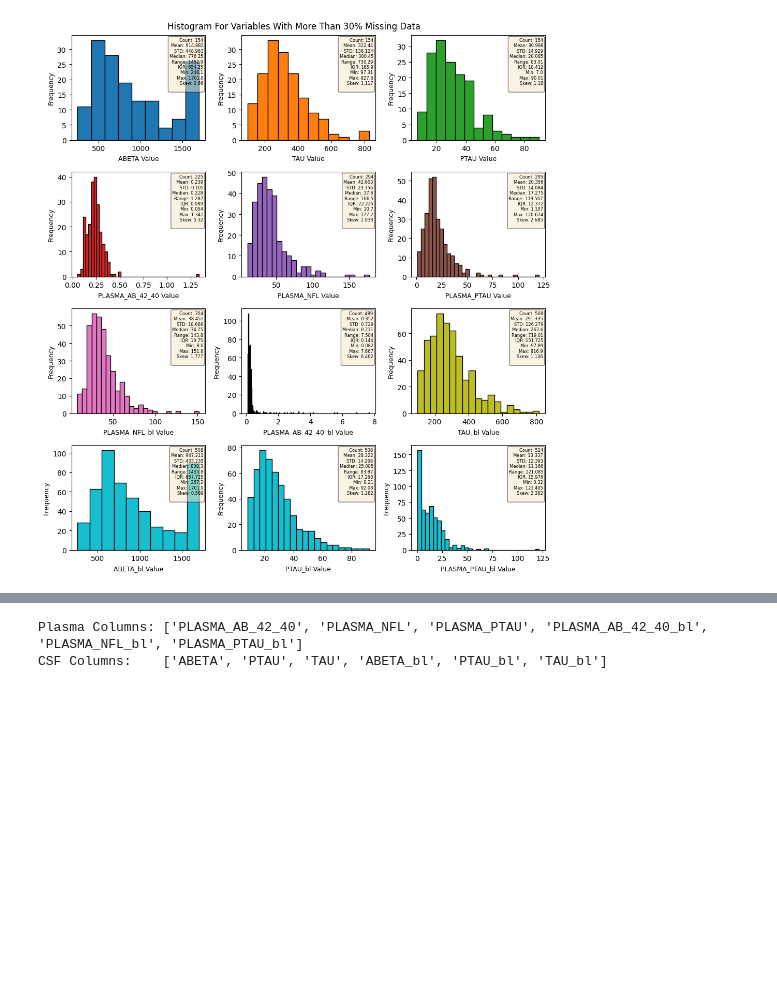
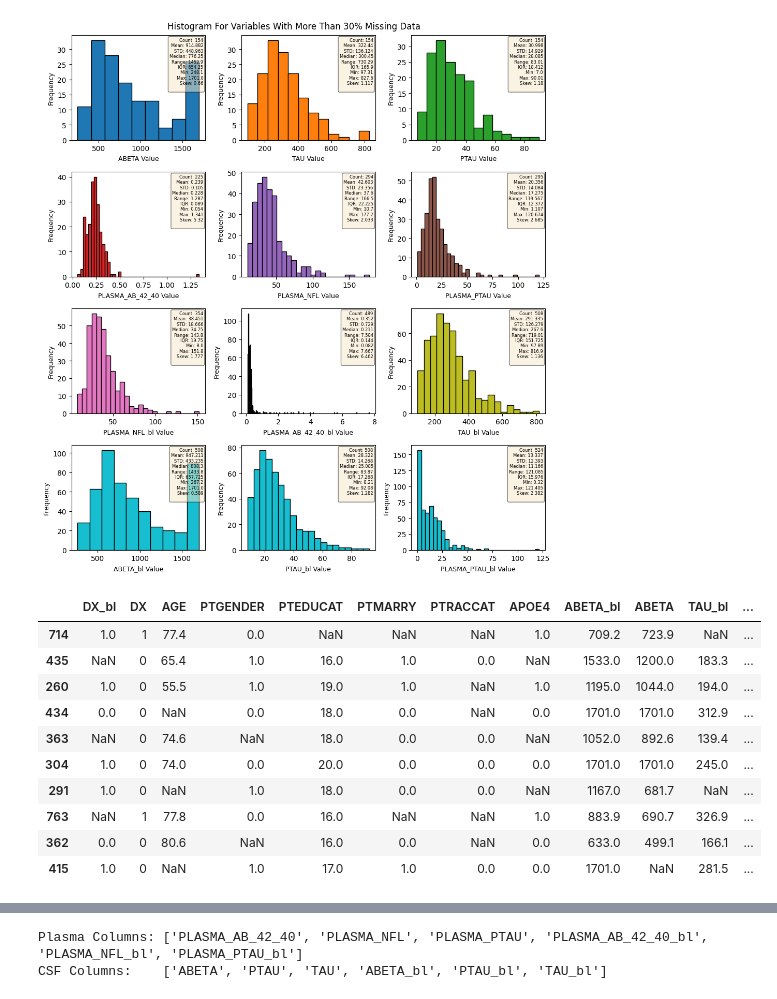
Before and after one commit to raoalihasan1/ML-MCI-AD-Conversion, a Jupyter notebook: data_preprocessing.ipynb, the cells around one changed output, grey strips where cells are left out. Saved outputs shown, nothing was run; the diff lists cells and outputs as text; code cells hidden in the pictures; blank space fills up the shorter version.

```diff
--- a/data_preprocessing.ipynb
+++ b/data_preprocessing.ipynb
@@ -518,3 +518,26 @@ cols_histogram_of_df(
 # Convert numerical values that are objects into float64 to be able to apply imputation
 for col in merged_df.select_dtypes(include=["object"]).columns:
     merged_df[col] = pd.to_numeric(merged_df[col])
+# %%
+# Setup a seed for reproducible results
+SEED = 42
+np.random.seed(SEED)
+
+# Create a sample of the df with only those rows with no NaN values
+sample_data = merged_df.dropna().sample(frac=0.8, random_state=SEED)
+
+# Replace around 20% of the data in the df with NaN values
+sample_nan = sample_data.mask(np.random.rand(*sample_data.shape) < 0.2)
+sample_nan
+# %% [output]
+|  | DX_bl | DX | AGE | PTGENDER | PTEDUCAT | PTMARRY | PTRACCAT | APOE4 | ABETA_bl | ABETA | TAU_bl | ... |
+| 714 | 1.0 | 1 | 77.4 | 0.0 | NaN | NaN | NaN | 1.0 | 709.2 | 723.9 | NaN | ... |
+| 435 | NaN | 0 | 65.4 | 1.0 | 16.0 | 1.0 | 0.0 | NaN | 1533.0 | 1200.0 | 183.3 | ... |
+| 260 | 1.0 | 0 | 55.5 | 1.0 | 19.0 | 1.0 | NaN | 1.0 | 1195.0 | 1044.0 | 194.0 | ... |
+| 434 | 0.0 | 0 | NaN | 0.0 | 18.0 | 0.0 | NaN | 0.0 | 1701.0 | 1701.0 | 312.9 | ... |
+| 363 | NaN | 0 | 74.6 | NaN | 18.0 | 0.0 | 0.0 | NaN | 1052.0 | 892.6 | 139.4 | ... |
+| 304 | 1.0 | 0 | 74.0 | 0.0 | 20.0 | 0.0 | 0.0 | 0.0 | 1701.0 | 1701.0 | 245.0 | ... |
+| 291 | 1.0 | 0 | NaN | 1.0 | 18.0 | 0.0 | 0.0 | NaN | 1167.0 | 681.7 | NaN | ... |
+| 763 | NaN | 1 | 77.8 | 0.0 | 16.0 | NaN | NaN | 1.0 | 883.9 | 690.7 | 326.9 | ... |
+| 362 | 0.0 | 0 | 80.6 | NaN | 16.0 | 0.0 | NaN | 0.0 | 633.0 | 499.1 | 166.1 | ... |
+| 415 | 1.0 | 0 | NaN | 1.0 | 17.0 | 1.0 | 0.0 | 0.0 | 1701.0 | NaN | 281.5 | ... |
```
Also changed, not shown: parts of 10 cells of this notebook.
